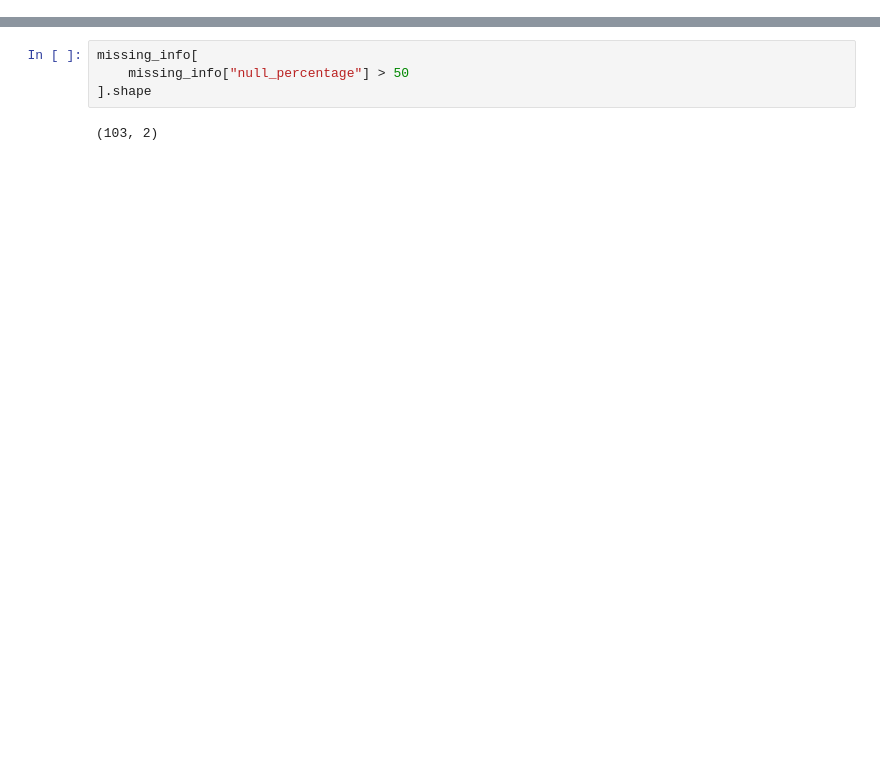
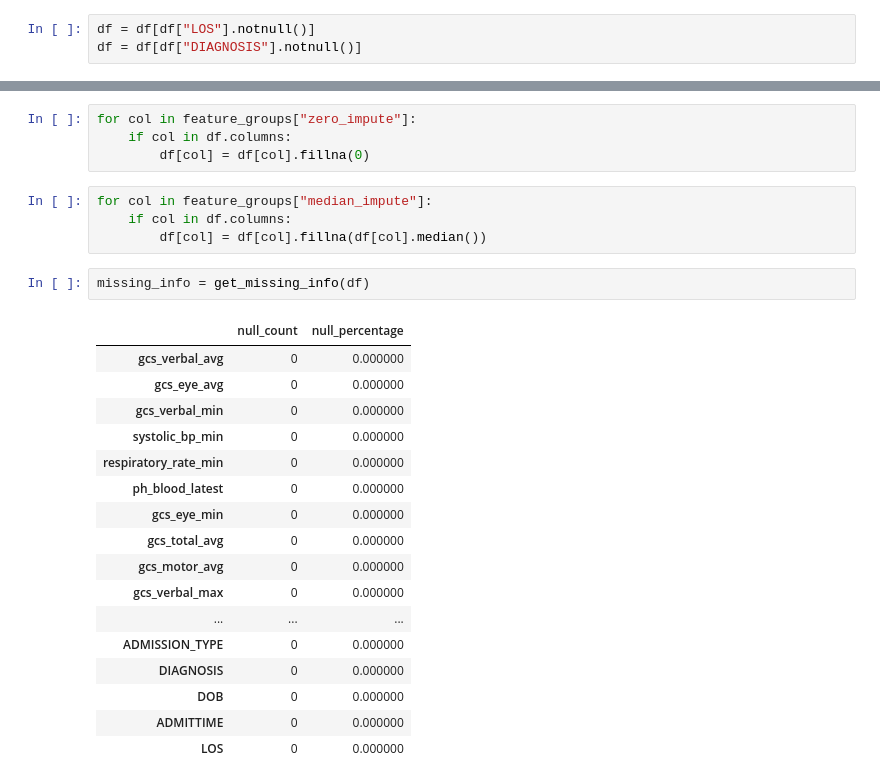
Before and after one commit to belacartaxo/icu-length-of-stay-prediction-system, a Jupyter notebook: 03_preprocessing.ipynb, the cells around one changed output, grey strips where cells are left out. Drawn from its saved outputs; the diff is of its cells as text; blank space fills up the shorter version.

```diff
--- a/03_preprocessing.ipynb
+++ b/03_preprocessing.ipynb
@@ -37,0 +63,3 @@ SUBJECT_ID                         0         0.000000
+# %%
+df = df[df["LOS"].notnull()]
+df = df[df["DIAGNOSIS"].notnull()]
@@ -38,6 +68,28 @@ SUBJECT_ID                         0         0.000000
 # %%
-missing_info[
-    missing_info["null_percentage"] > 50
-].shape
+for col in feature_groups["zero_impute"]:
+    if col in df.columns:
+        df[col] = df[col].fillna(0)
-# %% [output]
-(103, 2)
+# %%
+for col in feature_groups["median_impute"]:
+    if col in df.columns:
+        df[col] = df[col].fillna(df[col].median())
+# %%
+missing_info = get_missing_info(df)
+# %% [output]
+|  | null_count | null_percentage |
+| gcs_verbal_avg | 0 | 0.000000 |
+| gcs_eye_avg | 0 | 0.000000 |
+| gcs_verbal_min | 0 | 0.000000 |
+| systolic_bp_min | 0 | 0.000000 |
+| respiratory_rate_min | 0 | 0.000000 |
+| ph_blood_latest | 0 | 0.000000 |
+| gcs_eye_min | 0 | 0.000000 |
+| gcs_total_avg | 0 | 0.000000 |
+| gcs_motor_avg | 0 | 0.000000 |
+| gcs_verbal_max | 0 | 0.000000 |
+| ... | ... | ... |
+| ADMISSION_TYPE | 0 | 0.000000 |
+| DIAGNOSIS | 0 | 0.000000 |
+| DOB | 0 | 0.000000 |
+| ADMITTIME | 0 | 0.000000 |
+| LOS | 0 | 0.000000 |
```
Also changed, not shown: parts of 21 cells of this notebook, 7 other files.
